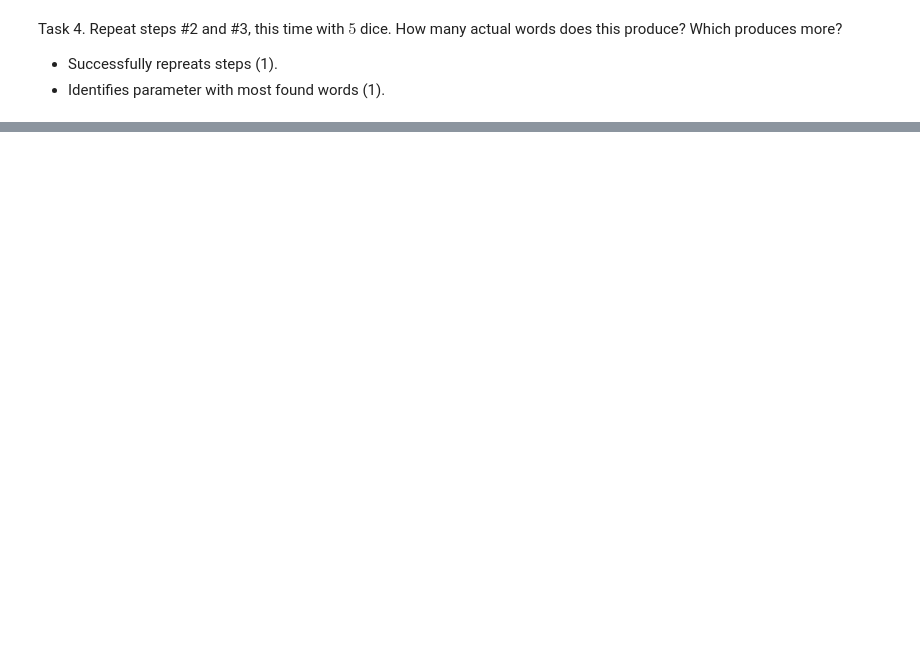
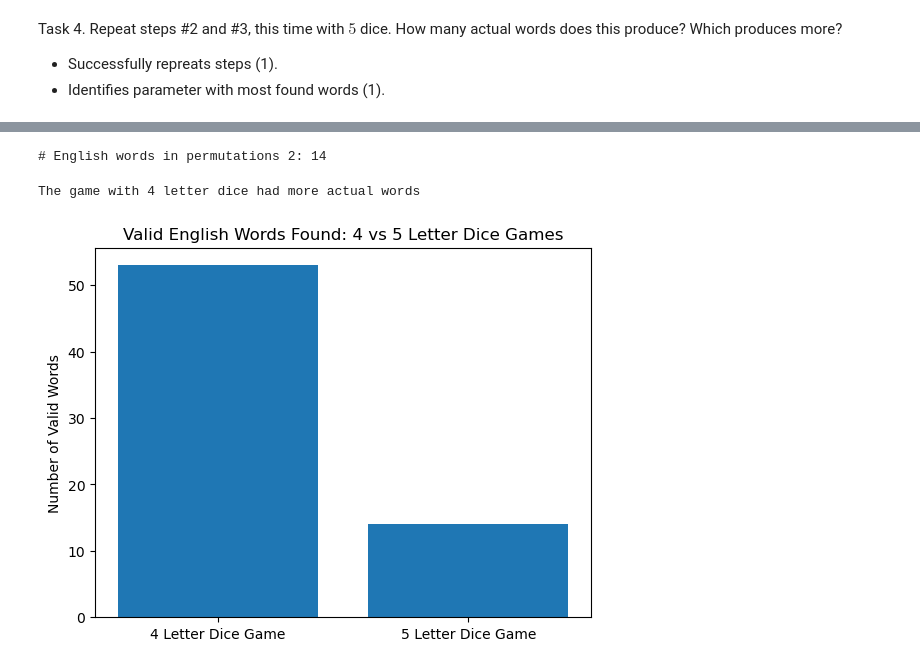
Before and after one commit to shriyakuruba/PROJECT, a Jupyter notebook: DS51200_FinalProjectTemplate.ipynb, the cells around one changed output, grey strips where cells are left out. Drawn from its saved outputs; the diff is of its cells as text; code cells hidden in the pictures; blank space fills up the shorter version.

```diff
--- a/DS51200_FinalProjectTemplate.ipynb
+++ b/DS51200_FinalProjectTemplate.ipynb
@@ -884,3 +961,14 @@ Task 4. Repeat steps #2 and #3, this time with $5$ dice. How many actual words d
 
 - Successfully repreats steps (1).
 - Identifies parameter with most found words (1).
+# %%
+let_die1 = letter_die
+let_die2 = letter_die
+let_die3 = letter_die
+let_die4 = letter_die
+let_die5 = letter_die
+
+game_let = Game([let_die1, let_die2, let_die3, let_die4, let_die5])
+
+game_let.play(1000)
+print(game_let.show("wide"))
@@ -886,0 +991,36 @@ Task 4. Repeat steps #2 and #3, this time with $5$ dice. How many actual words d
+# %%
+with open("scrabble_words.txt", "r") as file:
+    valid_words2 = set(word.strip().lower() for word in file.readlines())
+
+analyzer_let = Analyzer(game_let)
+permutations2 = analyzer_let.permutation().reset_index()
+
+letter_cols2 = [col for col in permutations2.columns if col != 'count']
+
+permutations2['word'] = permutations2[letter_cols2].apply(
+    lambda row: ''.join(str(c).lower() for c in row),
+    axis=1
+)
+
+valid_permutations2 = permutations2[permutations2['word'].isin(valid_words2)]
+valid_word_count2 = valid_permutations2['count'].sum()
+
+print(f"# English words in permutations 2: {valid_word_count2}")
+# %% [output]
+# English words in permutations 2: 14
+# %%
+if valid_word_count > valid_word_count2:
+    print(f"The game with 4 letter dice had more actual words")
+elif valid_word_count_5 > valid_word_count_4:
+    print(f"The game with 5 letter dice had more actual words")
+else:
+    print(f"Both games had the same number of actual words: {valid_word_count}")
+
+
+plt.bar(['4 Letter Dice Game', '5 Letter Dice Game'], [valid_word_count, valid_word_count2])
+plt.ylabel('Number of Valid Words')
+plt.title('Valid English Words Found: 4 vs 5 Letter Dice Games')
+plt.show()
+# %% [output]
+The game with 4 letter dice had more actual words
+[figure, added]
```
Also changed, not shown: parts of 14 cells of this notebook.
